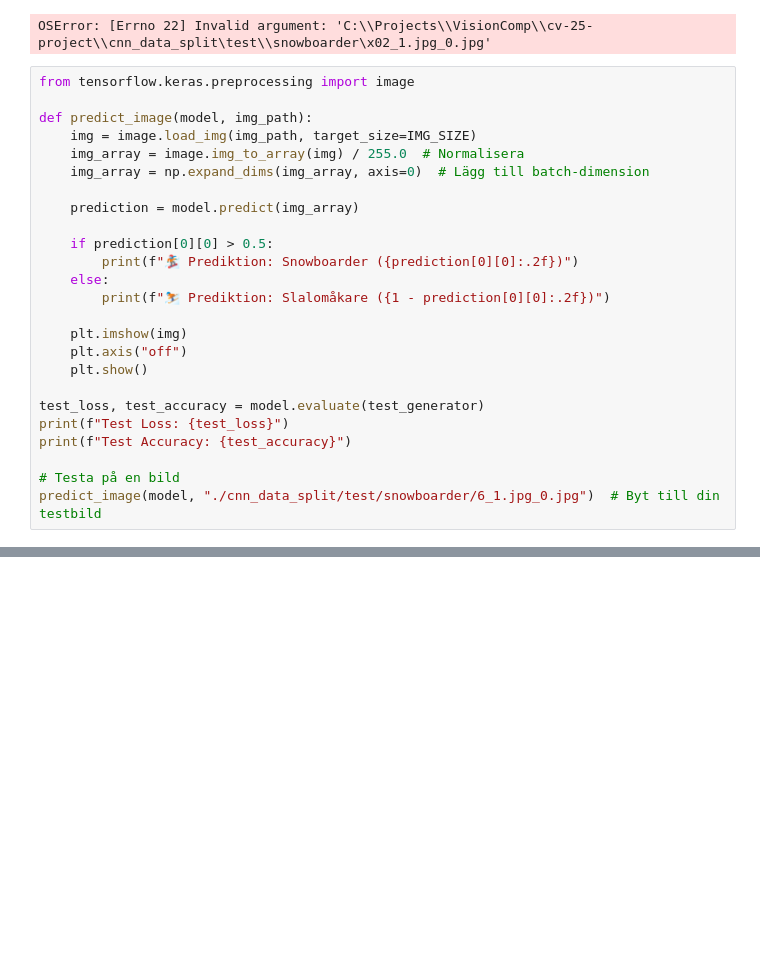
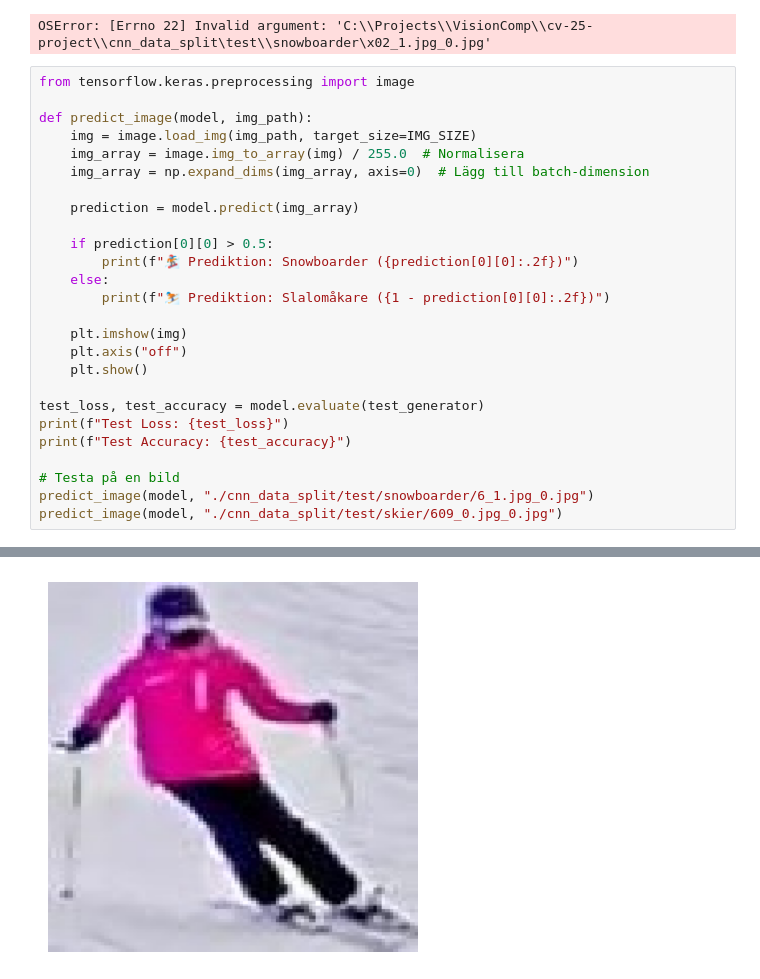
Before and after one commit to Ranzz02/cv-25-project, a Jupyter notebook: classifier.ipynb, the cells around one changed output, grey strips where cells are left out. Drawn from its saved outputs; the diff is of its cells as text; blank space fills up the shorter version.

```diff
--- a/classifier.ipynb
+++ b/classifier.ipynb
@@ -358,5 +451,6 @@ print(f"Test Loss: {test_loss}")
 print(f"Test Accuracy: {test_accuracy}")
 
 # Testa på en bild
-predict_image(model, "./cnn_data_split/test/snowboarder/6_1.jpg_0.jpg")  # Byt till din testbild
+predict_image(model, "./cnn_data_split/test/snowboarder/6_1.jpg_0.jpg")
+predict_image(model, "./cnn_data_split/test/skier/609_0.jpg_0.jpg")
 # %% [output]
@@ -368,0 +465 @@ Test Accuracy: 0.6363636255264282
+[figure, added]
```
Also changed, not shown: parts of 4 cells of this notebook.
